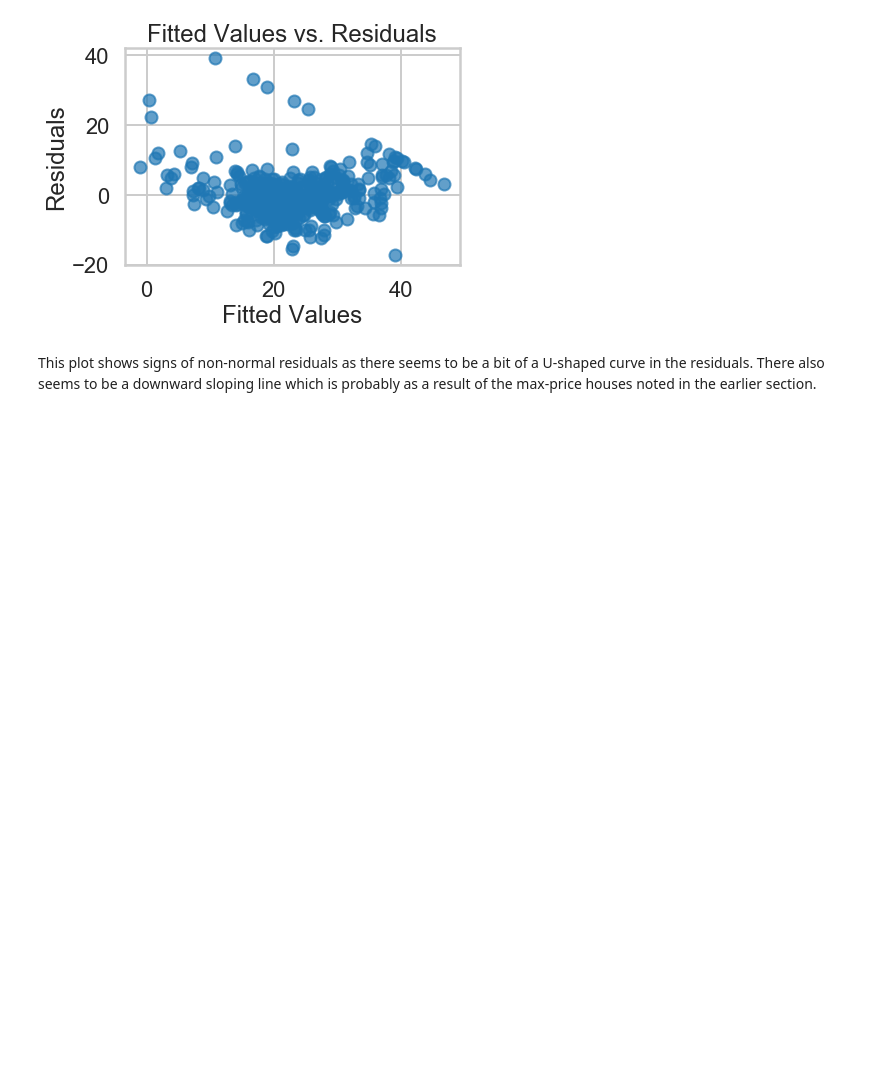
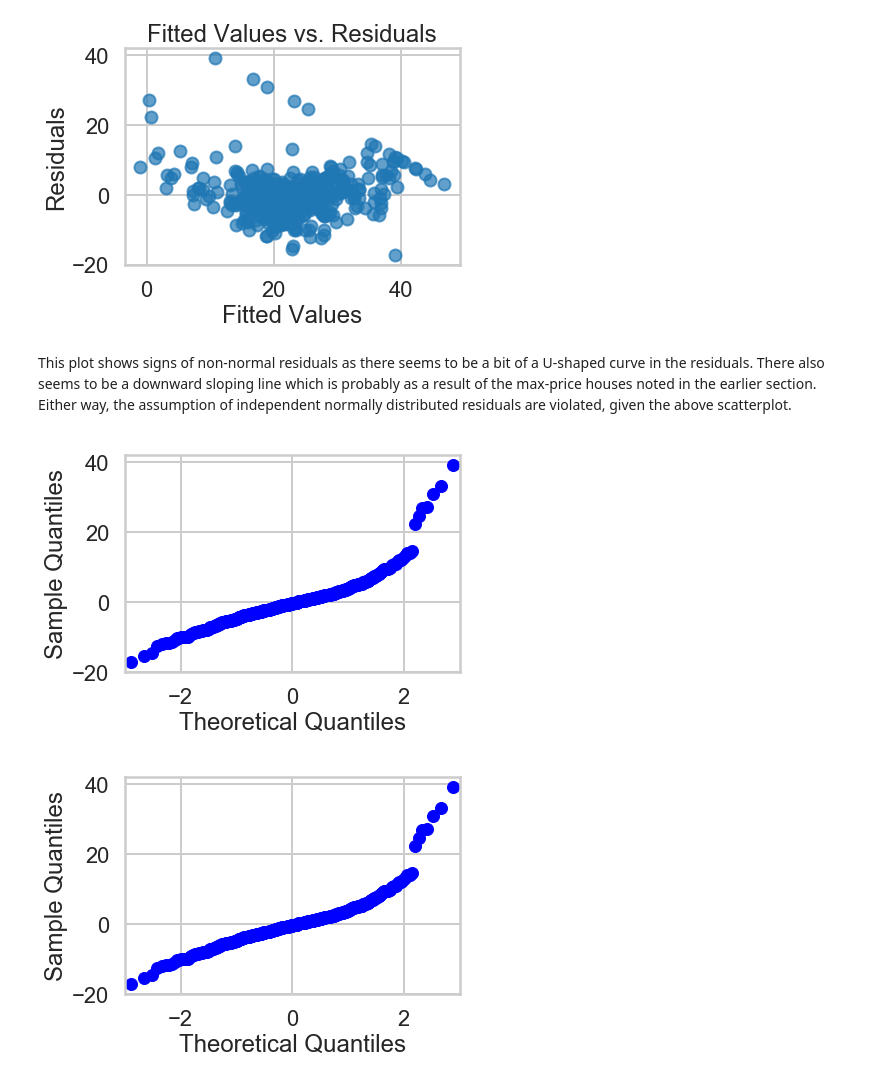
Before and after one commit to c4tsai/Springboard, a Jupyter notebook: Statistics/linear_regression/Mini_Project_Linear_Regression.ipynb, the cells around one changed output. Cells and saved outputs as stored; diff of their text form; code cells hidden in the pictures; blank space fills up the shorter version.

```diff
--- a/Statistics/linear_regression/Mini_Project_Linear_Regression.ipynb
+++ b/Statistics/linear_regression/Mini_Project_Linear_Regression.ipynb
@@ -903,4 +903,9 @@ plt.show()
 # %% [output]
 [figure]
 # %% [markdown]
-This plot shows signs of non-normal residuals as there seems to be a bit of a U-shaped curve in the residuals. There also seems to be a downward sloping line which is probably as a result of the max-price houses noted in the earlier section.
+This plot shows signs of non-normal residuals as there seems to be a bit of a U-shaped curve in the residuals. There also seems to be a downward sloping line which is probably as a result of the max-price houses noted in the earlier section. Either way, the assumption of independent normally distributed residuals are violated, given the above scatterplot.
+# %%
+sm.qqplot(resids)
+# %% [output]
+[figure, added]
+[figure, added]
```
Also changed, not shown: parts of 8 cells of this notebook.
